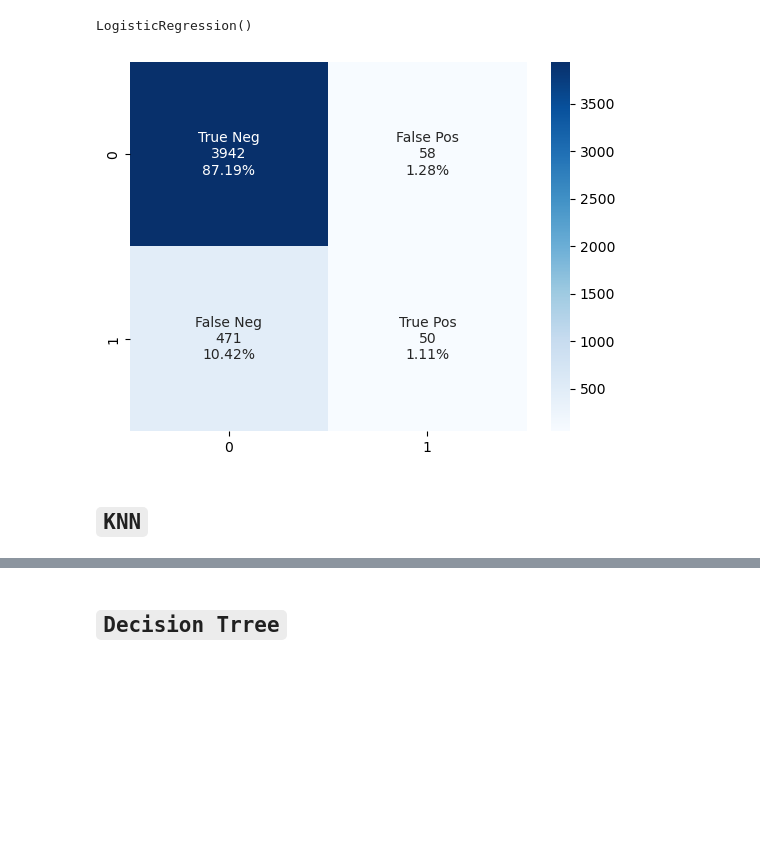
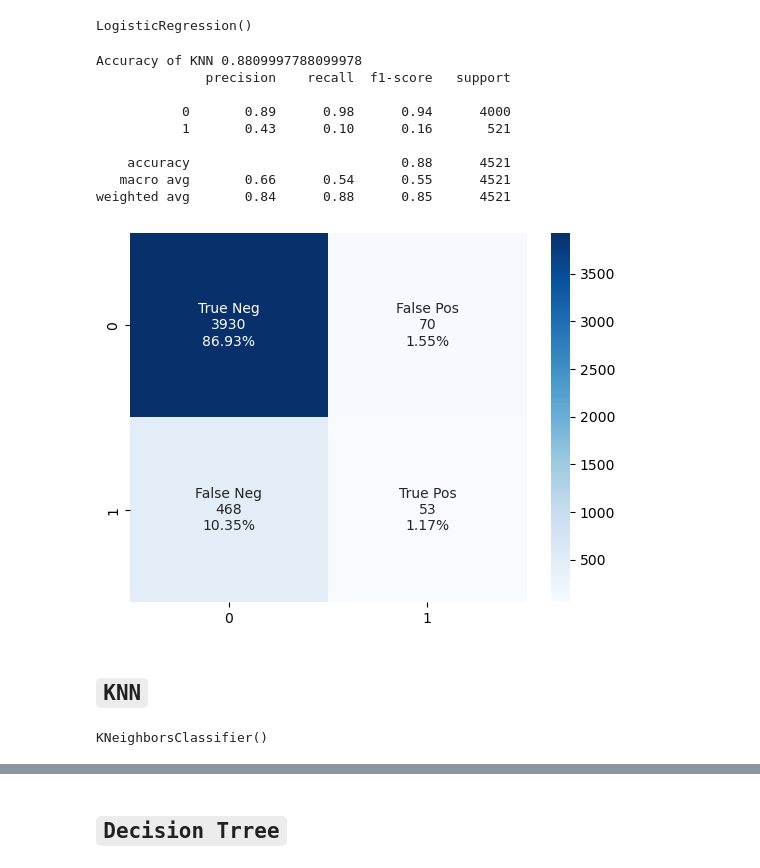
Before and after one commit to accesable/ML_Final, a Jupyter notebook: code/main.ipynb, the cells around one changed output, grey strips where cells are left out. Drawn from its saved outputs; the diff is of its cells as text; code cells hidden in the pictures; blank space fills up the shorter version.

```diff
--- a/code/main.ipynb
+++ b/code/main.ipynb
@@ -280,10 +280,27 @@ LR = LogisticRegression()
 LR.fit(X_train, y_train)
 # %% [output]
 LogisticRegression()
-# %%
-y_pred = LR.predict(X_test)
-make_confusion_matrix (confusion_matrix(y_test, y_pred))
-# %% [output]
-[figure, removed]
+# %%
+y_LR_pred = LR.predict(X_test)
+accuracy_LR_before_improve = accuracy_score(y_test, y_LR_pred)
+print("Accuracy of KNN",accuracy_LR_before_improve)
+print(classification_report(y_test, y_LR_pred))
+make_confusion_matrix (confusion_matrix(y_test, y_LR_pred))
+# %% [output]
+Accuracy of KNN 0.8809997788099978
+              precision    recall  f1-score   support
+
+           0       0.89      0.98      0.94      4000
+           1       0.43      0.10      0.16       521
+
+    accuracy                           0.88      4521
+   macro avg       0.66      0.54      0.55      4521
+weighted avg       0.84      0.88      0.85      4521
+[figure, added]
 # %% [markdown]
 ## `KNN`
+# %%
+KNN = KNeighborsClassifier(n_neighbors=5)
+KNN.fit(X_train, y_train)
+# %% [output]
+KNeighborsClassifier()
```
Also changed, not shown: parts of 51 cells of this notebook, 2 other files.
